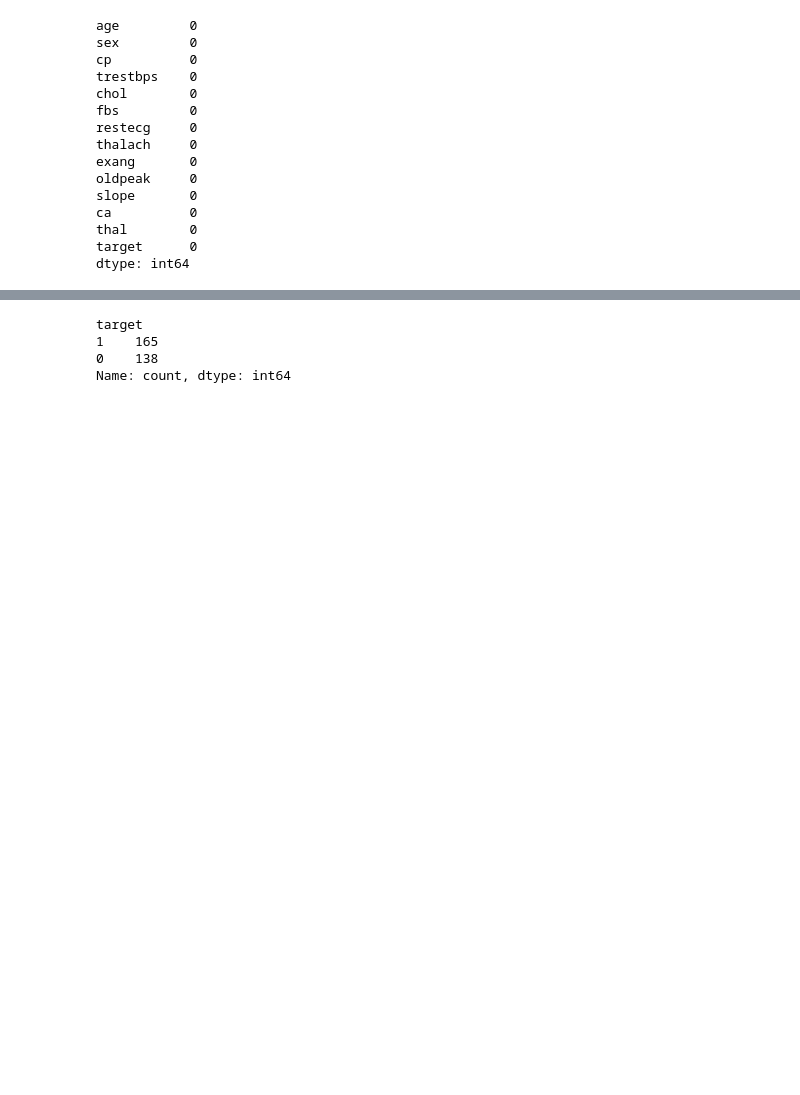
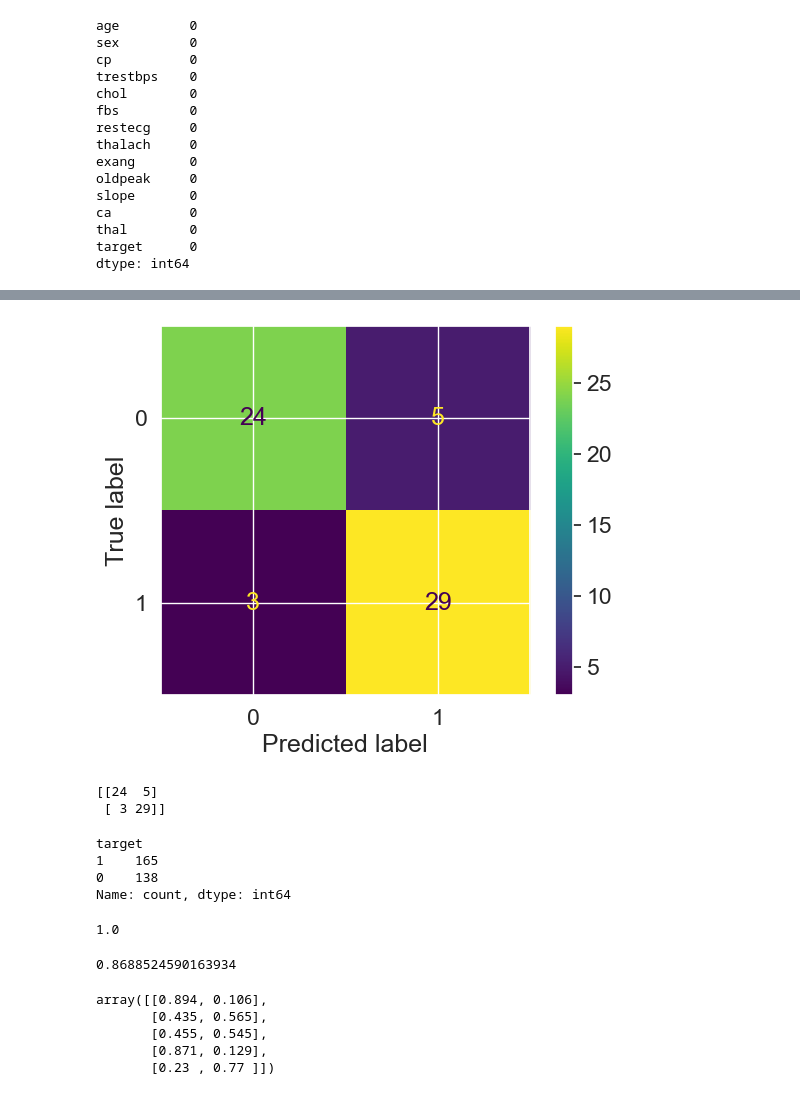
Before and after one commit to hannan70/ML-With-Andrei-Neagoie, a Jupyter notebook: Sklearn/classification-problem.ipynb, the cells around one changed output, grey strips where cells are left out. Cells and saved outputs as stored; diff of their text form; code cells hidden in the pictures; blank space fills up the shorter version.

```diff
--- a/Sklearn/classification-problem.ipynb
+++ b/Sklearn/classification-problem.ipynb
@@ -82,3 +140,12 @@ print(confusion_matrix(y_test, y_pred))
+# %%
+ConfusionMatrixDisplay.from_predictions(y_test, y_pred);
+# %% [output]
+[figure, added]
+# %%
+print(confusion_matrix(y_test, y_pred))
+# %% [output]
+[[24  5]
+ [ 3 29]]
 # %%
 heart_disease['target'].value_counts()
 # %% [output]
@@ -86,3 +153,19 @@ target
 1    165
 0    138
 Name: count, dtype: int64
+# %%
+model.score(X_train, y_train)
+# %% [output]
+1.0
+# %%
+model.score(X_test, y_test)
+# %% [output]
+0.8688524590163934
+# %%
+model.predict_proba(X_test[:5])
+# %% [output]
+array([[0.894, 0.106],
+       [0.435, 0.565],
+       [0.455, 0.545],
+       [0.871, 0.129],
+       [0.23 , 0.77 ]])
```
Also changed, not shown: parts of 24 cells of this notebook, 1 other file.
